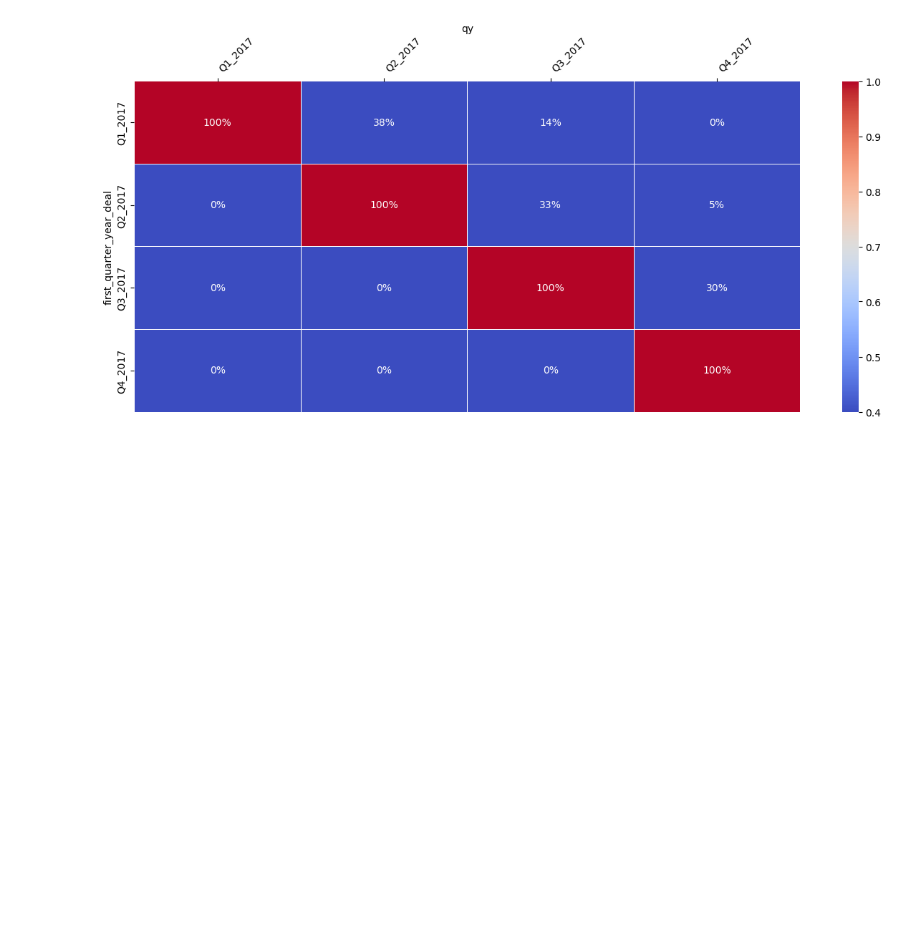
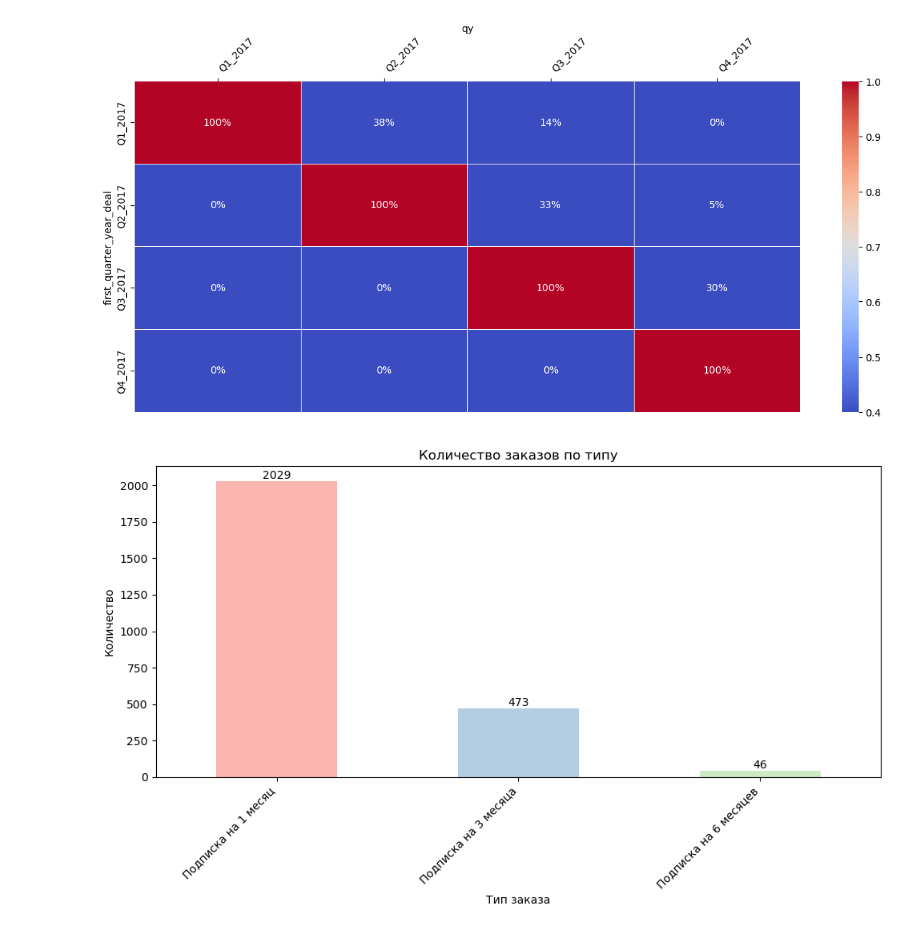
Before and after one commit to VasilyMayber/Cohort-analysis, a Jupyter notebook: Cohorts_VasilyMayba.ipynb, the cells around one changed output. Cells and saved outputs as stored; diff of their text form; code cells hidden in the pictures; blank space fills up the shorter version.

```diff
--- a/Cohorts_VasilyMayba.ipynb
+++ b/Cohorts_VasilyMayba.ipynb
@@ -140,3 +150,25 @@ ax.xaxis.tick_top();
 plt.xticks(rotation=45, ha='left');
 # %% [output]
 [figure]
+# %%
+import pandas as pd
+import matplotlib.pyplot as plt
+import matplotlib.cm as cm
+
+# Предполагается, что ваш DataFrame называется 'df' и содержит столбец 'order_description'.
+
+# 1. Группировка и подсчет количества
+order_counts = df.groupby('order_description')['order_description'].count()
+
+# 2. Построение графика
+plt.figure(figsize=(10, 6))
+ax = order_counts.plot(kind='bar', color=cm.Pastel1.colors)  # Пастельные цвета
+plt.title('Количество заказов по типу')
+plt.xlabel('Тип заказа')
+plt.ylabel('Количество')
+plt.xticks(rotation=45, ha='right')
+ax.bar_label(ax.containers[0])
+plt.tight_layout()
+plt.show()
+# %% [output]
+[figure, added]
```
Also changed, not shown: parts of 5 cells of this notebook.
